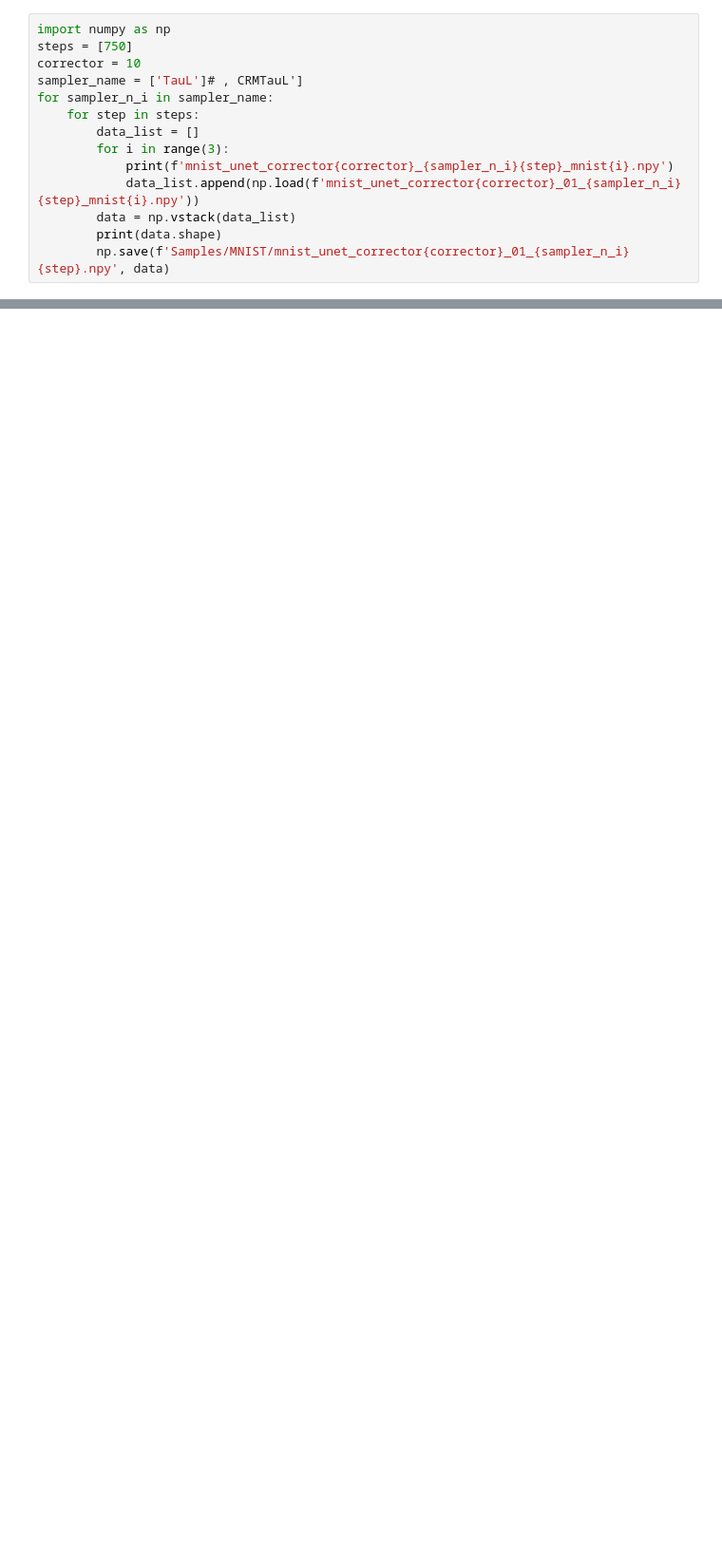
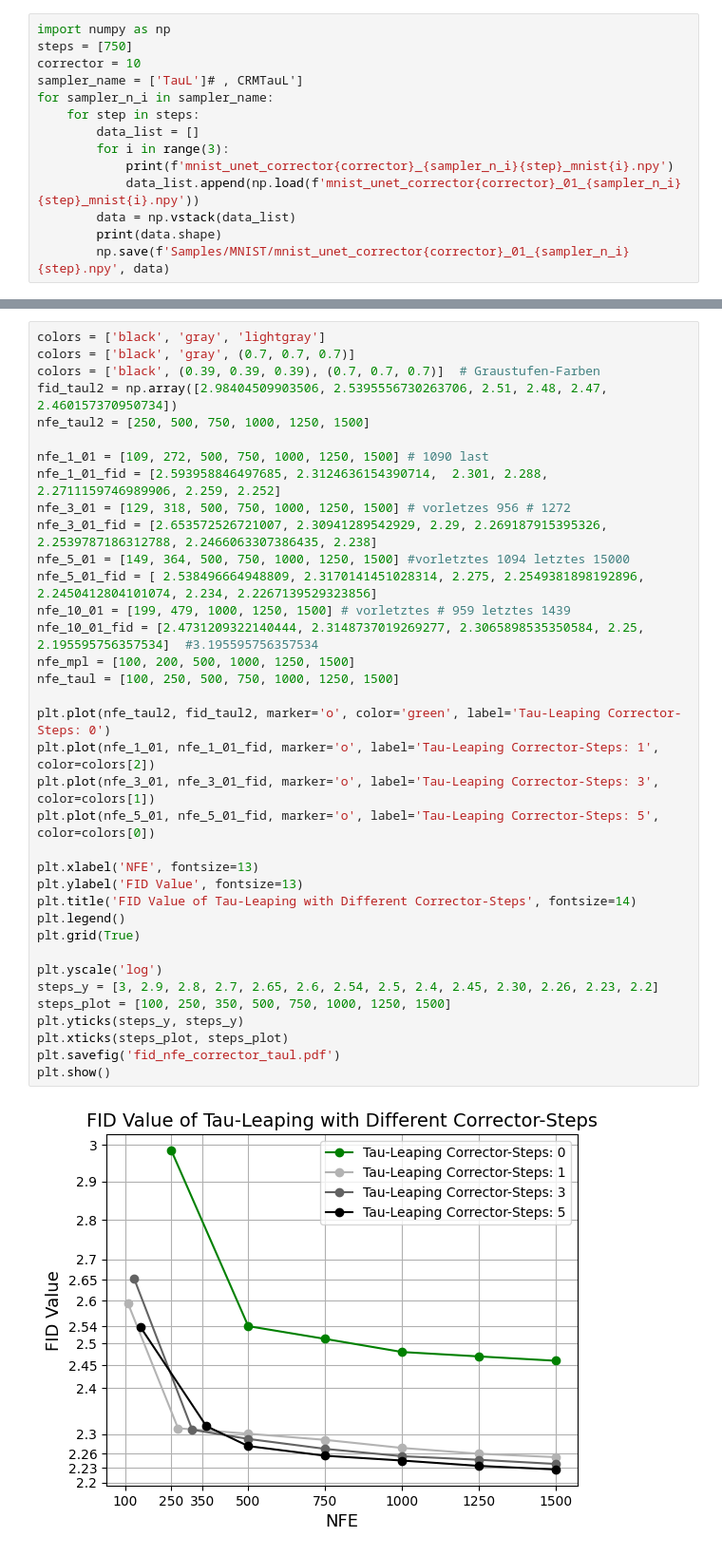
Before and after one commit to paulffm/Continuous-Time-Diffusion-Models-for-Discrete-Data, a Jupyter notebook: ContTimeDiscreteSpace/TAUnSDDM/eval_maze.ipynb, the cells around one changed output, grey strips where cells are left out. Shown at 95% size. Drawn from its saved outputs; the diff is of its cells as text; blank space fills up the shorter version.

```diff
--- a/ContTimeDiscreteSpace/TAUnSDDM/eval_maze.ipynb
+++ b/ContTimeDiscreteSpace/TAUnSDDM/eval_maze.ipynb
@@ -516,3 +631,41 @@ plt.show()
+# %%
+colors = ['black', 'gray', 'lightgray']
+colors = ['black', 'gray', (0.7, 0.7, 0.7)]
+colors = ['black', (0.39, 0.39, 0.39), (0.7, 0.7, 0.7)]  # Graustufen-Farben
+fid_taul2 = np.array([2.98404509903506, 2.5395556730263706, 2.51, 2.48, 2.47, 2.460157370950734])
+nfe_taul2 = [250, 500, 750, 1000, 1250, 1500]
+
+nfe_1_01 = [109, 272, 500, 750, 1000, 1250, 1500] # 1090 last
+nfe_1_01_fid = [2.593958846497685, 2.3124636154390714,  2.301, 2.288, 2.2711159746989906, 2.259, 2.252]
+nfe_3_01 = [129, 318, 500, 750, 1000, 1250, 1500] # vorletzes 956 # 1272
+nfe_3_01_fid = [2.653572526721007, 2.30941289542929, 2.29, 2.269187915395326, 2.2539787186312788, 2.2466063307386435, 2.238]
+nfe_5_01 = [149, 364, 500, 750, 1000, 1250, 1500] #vorletztes 1094 letztes 15000
+nfe_5_01_fid = [ 2.538496664948809, 2.3170141451028314, 2.275, 2.2549381898192896, 2.2450412804101074, 2.234, 2.2267139529323856]
+nfe_10_01 = [199, 479, 1000, 1250, 1500] # vorletztes # 959 letztes 1439
+nfe_10_01_fid = [2.4731209322140444, 2.3148737019269277, 2.3065898535350584, 2.25, 2.195595756357534]  #3.195595756357534
+nfe_mpl = [100, 200, 500, 1000, 1250, 1500]
+nfe_taul = [100, 250, 500, 750, 1000, 1250, 1500]
+
+plt.plot(nfe_taul2, fid_taul2, marker='o', color='green', label='Tau-Leaping Corrector-Steps: 0')
+plt.plot(nfe_1_01, nfe_1_01_fid, marker='o', label='Tau-Leaping Corrector-Steps: 1', color=colors[2])
+plt.plot(nfe_3_01, nfe_3_01_fid, marker='o', label='Tau-Leaping Corrector-Steps: 3', color=colors[1])
+plt.plot(nfe_5_01, nfe_5_01_fid, marker='o', label='Tau-Leaping Corrector-Steps: 5', color=colors[0])
+
+plt.xlabel('NFE', fontsize=13)
+plt.ylabel('FID Value', fontsize=13)
+plt.title('FID Value of Tau-Leaping with Different Corrector-Steps', fontsize=14)
+plt.legend()
+plt.grid(True)
+
+plt.yscale('log')
+steps_y = [3, 2.9, 2.8, 2.7, 2.65, 2.6, 2.54, 2.5, 2.4, 2.45, 2.30, 2.26, 2.23, 2.2]
+steps_plot = [100, 250, 350, 500, 750, 1000, 1250, 1500]
+plt.yticks(steps_y, steps_y)
+plt.xticks(steps_plot, steps_plot)
+plt.savefig('fid_nfe_corrector_taul.pdf')
+plt.show()
+# %% [output]
+[figure, added]
 # %%
 mean_is_taul = np.array([8.600311295819452, 8.695352062102907, 8.730387442552915, 8.76098102664333, 8.785004667417176, 8.787, 8.789941441541984])
 std_is_taul = np.array([0.11749863261977536, 0.05961257597104094, 0.057613531976108634, 0.06736065870254852, 0.07408158674264428, 0.056, 0.07343111567356189])
```
Also changed, not shown: parts of 5 cells of this notebook, 1 other file.
